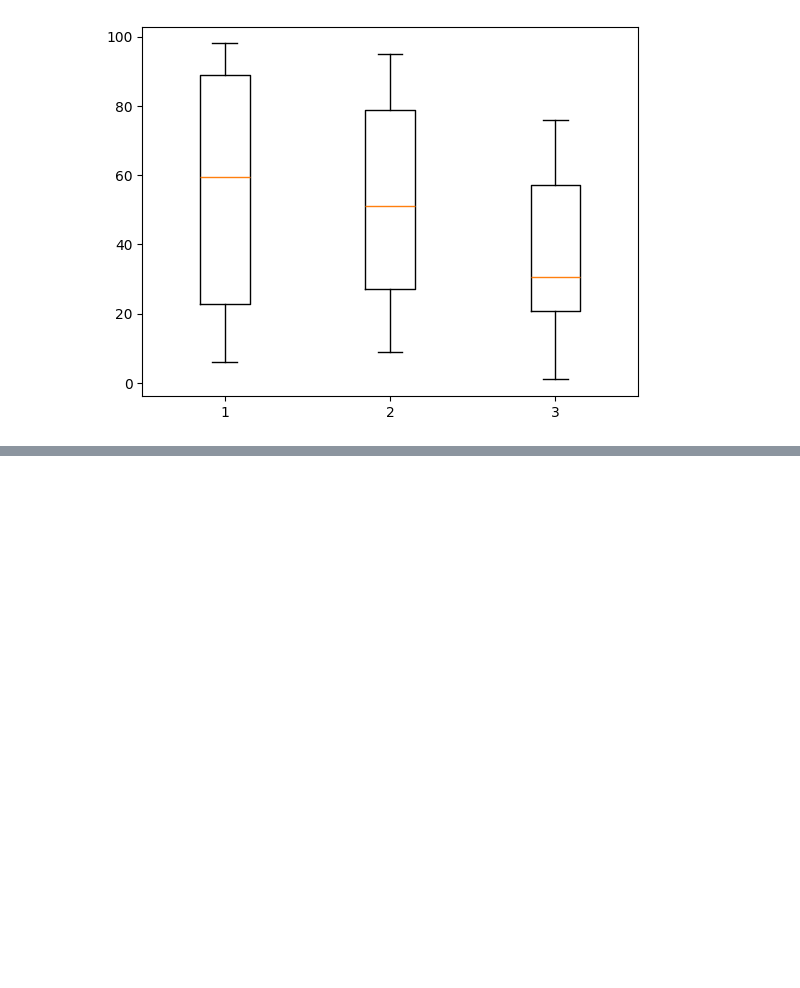
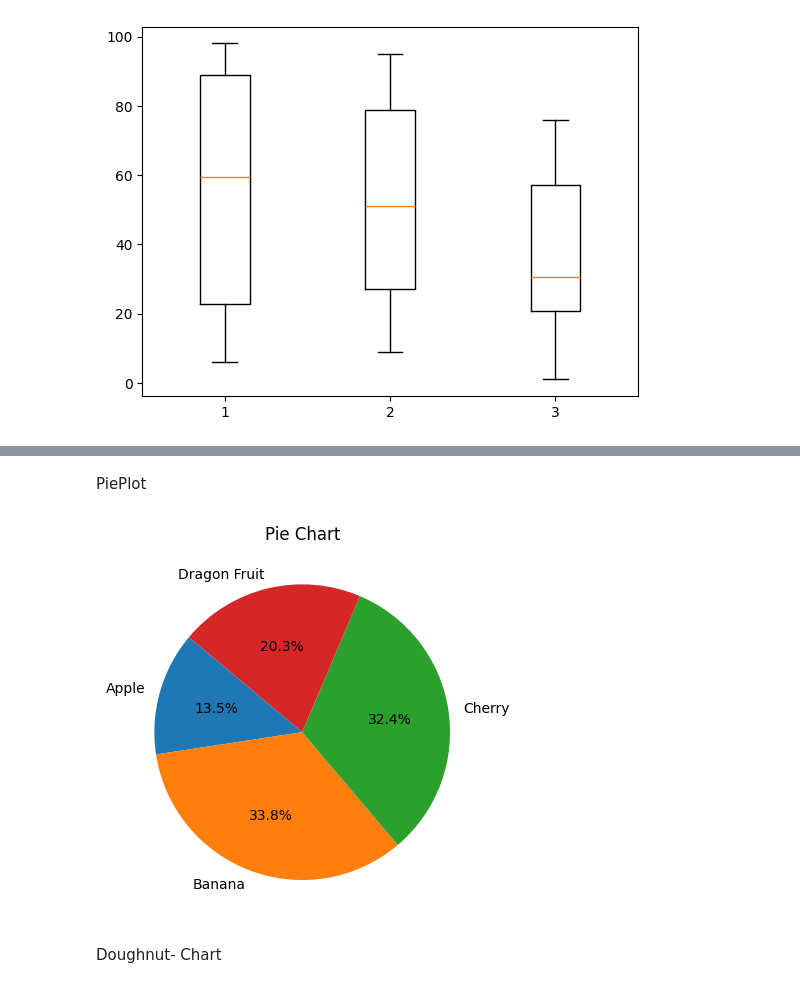
Before and after one commit to saisp2003/Lab, a Jupyter notebook: Untitled-1 mat.ipynb, the cells around one changed output, grey strips where cells are left out. Saved outputs shown, nothing was run; the diff lists cells and outputs as text; code cells hidden in the pictures; blank space fills up the shorter version.

```diff
--- a/Untitled-1 mat.ipynb
+++ b/Untitled-1 mat.ipynb
@@ -204,0 +221,16 @@ plt.show()
+# %% [markdown]
+PiePlot
+# %%
+fruits=['Apple','Banana','Cherry','Dragon Fruit']
+
+quantities=[10,25,24,15]
+
+plt.pie(quantities,labels=fruits,autopct='%1.1f%%',startangle=140)
+
+plt.title("Pie Chart")
+
+plt.show()
+# %% [output]
+[figure, added]
+# %% [markdown]
+Doughnut- Chart
```
Also changed, not shown: parts of 3 cells of this notebook.
